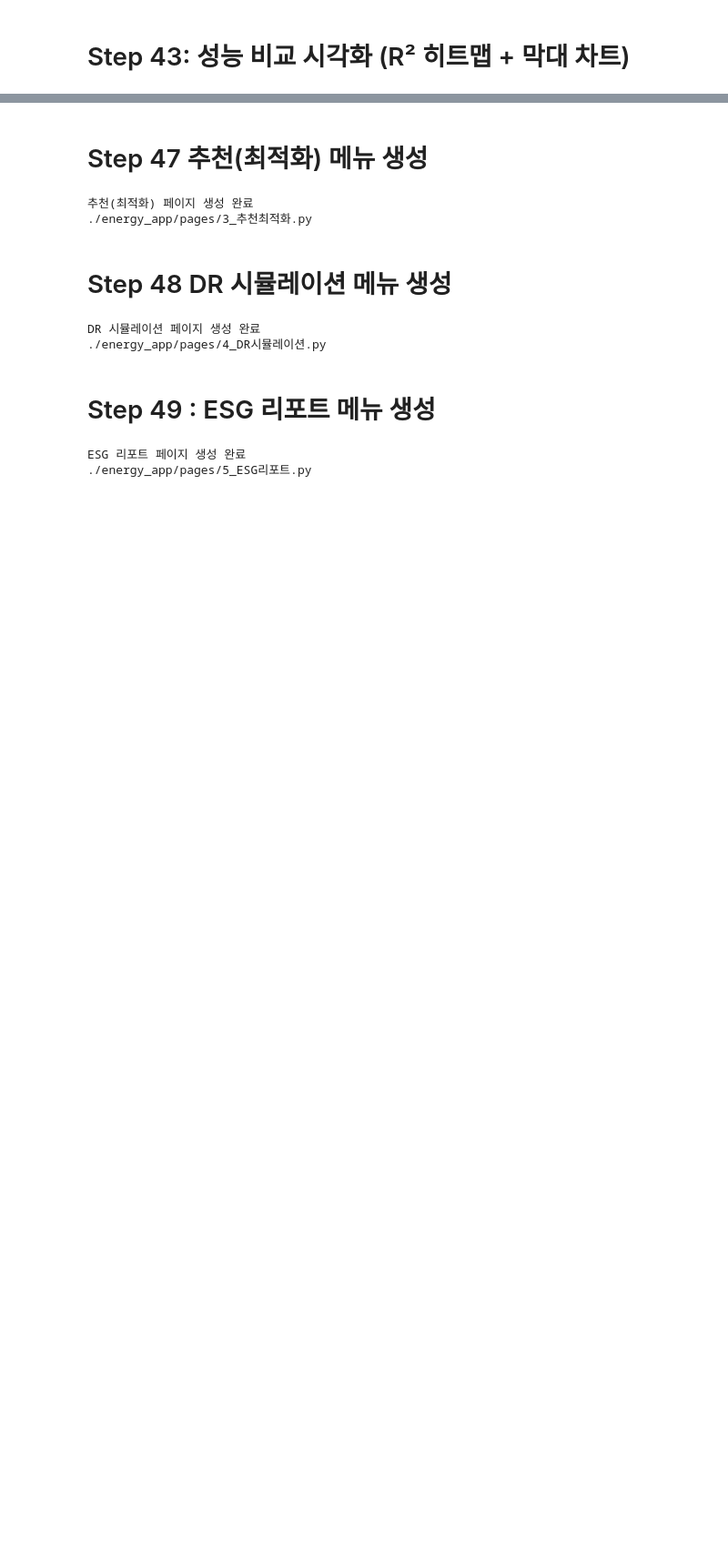
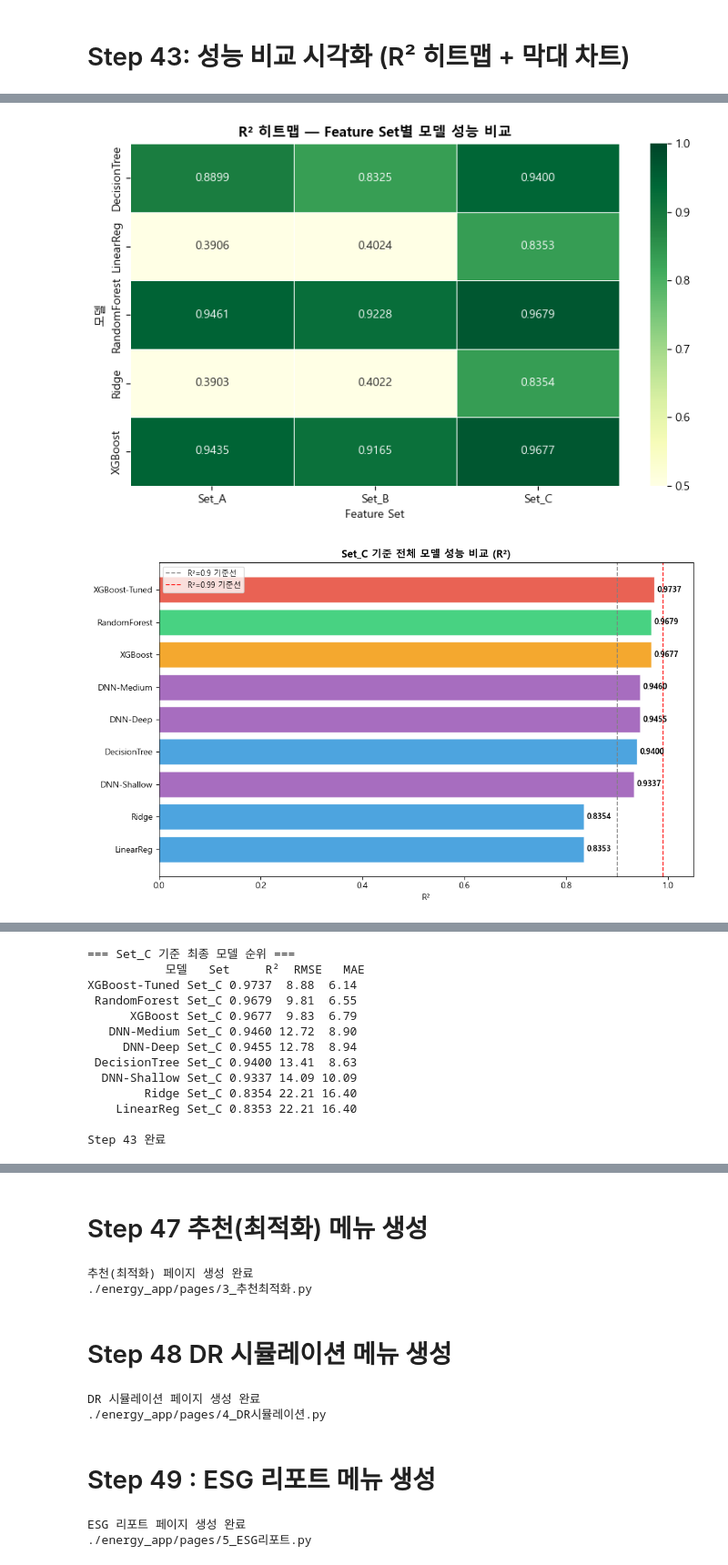
Before and after one commit to blackhole-24/hipython, a Jupyter notebook: ml/12_에너지사용량_예측.ipynb, the cells around one changed output, grey strips where cells are left out. Shown at 91% size. Cells and saved outputs as stored; diff of their text form; code cells hidden in the pictures; blank space fills up the shorter version.

```diff
--- a/ml/12_에너지사용량_예측.ipynb
+++ b/ml/12_에너지사용량_예측.ipynb
@@ -2653,29 +2681,22 @@ Step 42 완료
 # %%
 # ================================================
 # Step 43: 성능 비교 시각화
-# R² 히트맵 + Set_D 기준 막대 차트 + RMSE 비교
+# R² 히트맵 + Set_C 기준 막대 차트 + RMSE 비교
 # ================================================
 import seaborn as sns
-
 matplotlib.rcParams['font.family'] = 'Malgun Gothic'
 matplotlib.rcParams['axes.unicode_minus'] = False
 
 df_res = pd.DataFrame(results)
 
 # ── Feature Set 정의 출력 ─────────────────────────
-print("=" * 65)
-print("  Feature Set A / B / C / D 정의")
-print("=" * 65)
-sets_info = {
-    'Set_A': '깜깜이 (생산량X, furnace_on O)',
-    'Set_B': 'Set_A + 생산량 가동여부',
-    'Set_C': 'Set_B + 날씨',
-    'Set_D': 'Set_C + 전기요금 전체 (최종)',
-}
-for name, desc in sets_info.items():
-    cols = FEATURE_SETS[name]
-    print(f"  {name} ({len(cols)}개) : {desc}")
-print("=" * 65)
+print("=" * 60)
+print("  Feature Set A / B / C 정의")
+print("=" * 60)
+print(f"  Set_A ({len(FEATURE_SETS['Set_A'])}개): 날짜·시간·달력")
+print(f"  Set_B ({len(FEATURE_SETS['Set_B'])}개): Set_A + 날씨 4종")
+print(f"  Set_C ({len(FEATURE_SETS['Set_C'])}개): Set_B + 생산·GMM·furnace_on·전기요금")
+print("=" * 60)
 
 # ── R² 히트맵 ─────────────────────────────────────
 common_models = ['LinearReg','Ridge','DecisionTree',
@@ -2683,11 +2704,11 @@ common_models = ['LinearReg','Ridge','DecisionTree',
 df_heatmap = df_res[df_res['모델'].isin(common_models)]
 pivot = df_heatmap.pivot_table(
     index='모델', columns='Set', values='R²').round(4)
-col_order = [c for c in ['Set_A','Set_B','Set_C','Set_D']
+col_order = [c for c in ['Set_A','Set_B','Set_C']
              if c in pivot.columns]
 pivot = pivot[col_order]
 
-fig, ax = plt.subplots(figsize=(10, 5))
+fig, ax = plt.subplots(figsize=(8, 5))
 sns.heatmap(pivot, annot=True, fmt='.4f', cmap='YlGn',
             linewidths=0.5, vmin=0.5, vmax=1.0, ax=ax,
             annot_kws={'size': 10})
@@ -2698,23 +2719,23 @@ ax.set_ylabel('모델')
 plt.tight_layout()
 plt.show()
 
-# ── Set_D 기준 R² 막대 차트 ──────────────────────
-df_setD = df_res[df_res['Set'] == 'Set_D'].copy()
-df_setD = df_setD.sort_values('R²', ascending=True)
+# ── Set_C 기준 R² 막대 차트 ──────────────────────
+df_setC = df_res[df_res['Set'] == 'Set_C'].copy()
+df_setC = df_setC.sort_values('R²', ascending=True)
 
 colors = []
-for m in df_setD['모델']:
-    if 'Tuned'  in m: colors.append('#E74C3C')
+for m in df_setC['모델']:
+    if 'Tuned'   in m: colors.append('#E74C3C')
     elif 'XGBoost' in m: colors.append('#F39C12')
-    elif 'DNN'  in m: colors.append('#9B59B6')
+    elif 'DNN'   in m: colors.append('#9B59B6')
     elif 'Forest' in m: colors.append('#2ECC71')
     else: colors.append('#3498DB')
 
 fig2, ax2 = plt.subplots(figsize=(10, 6))
-bars = ax2.barh(df_setD['모델'], df_setD['R²'],
+bars = ax2.barh(df_setC['모델'], df_setC['R²'],
                 color=colors, edgecolor='white', alpha=0.88)
 ax2.set_xlabel('R²')
-ax2.set_title('Set_D 기준 전체 모델 성능 비교 (R²)',
+ax2.set_title('Set_C 기준 전체 모델 성능 비교 (R²)',
               fontsize=12, fontweight='bold')
 ax2.axvline(0.9,  color='gray', linestyle='--',
             linewidth=1.2, label='R²=0.9 기준선')
@@ -2722,27 +2743,30 @@ ax2.axvline(0.99, color='red',  linestyle='--',
             linewidth=1.2, label='R²=0.99 기준선')
 ax2.legend(fontsize=9)
 ax2.set_xlim(0, 1.05)
-for bar, val in zip(bars, df_setD['R²']):
+for bar, val in zip(bars, df_setC['R²']):
     ax2.text(val + 0.005, bar.get_y() + bar.get_height()/2,
-             f'{val:.4f}', va='center', fontsize=9, fontweight='bold')
+             f'{val:.4f}', va='center', fontsize=9,
+             fontweight='bold')
 plt.tight_layout()
 plt.show()
 
-# ── Set_D 기준 RMSE 비교 ──────────────────────────
-df_setD_rmse = df_setD.sort_values('RMSE', ascending=False)
+# ── Set_C 기준 RMSE 비교 ─────────────────────────
+df_setC_rmse = df_setC.sort_values('RMSE', ascending=False)
 fig3, ax3 = plt.subplots(figsize=(10, 5))
-ax3.barh(df_setD_rmse['모델'], df_setD_rmse['RMSE'],
+ax3.barh(df_setC_rmse['모델'], df_setC_rmse['RMSE'],
          color='#5DADE2', edgecolor='white', alpha=0.85)
 ax3.set_xlabel('RMSE (kW)')
-ax3.set_title('Set_D 기준 RMSE 비교 (낮을수록 좋음)',
+ax3.set_title('Set_C 기준 RMSE 비교 (낮을수록 좋음)',
               fontsize=12, fontweight='bold')
-for i, (_, row) in enumerate(df_setD_rmse.iterrows()):
+for i, (_, row) in enumerate(df_setC_rmse.iterrows()):
     ax3.text(row['RMSE'] + 0.1, i,
              f"{row['RMSE']:.2f} kW", va='center', fontsize=9)
 plt.tight_layout()
 plt.show()
 
-print("\n=== Set_D 기준 최종 모델 순위 ===")
-print(df_setD.sort_values('R²', ascending=False).to_string(index=False))
+# ── 최종 순위 출력 ────────────────────────────────
+print("\n=== Set_C 기준 최종 모델 순위 ===")
+print(df_setC.sort_values('R²', ascending=False).to_string(index=False))
+
 print("\nStep 43 완료")
 # %% [output]
@@ -2765,0 +2780,2 @@ Step 42 완료
+[figure, added]
+[figure, added]
@@ -2766 +2783,14 @@ Step 42 완료
+=== Set_C 기준 최종 모델 순위 ===
+           모델   Set     R²  RMSE   MAE
+XGBoost-Tuned Set_C 0.9737  8.88  6.14
+ RandomForest Set_C 0.9679  9.81  6.55
+      XGBoost Set_C 0.9677  9.83  6.79
+   DNN-Medium Set_C 0.9460 12.72  8.90
+     DNN-Deep Set_C 0.9455 12.78  8.94
+ DecisionTree Set_C 0.9400 13.41  8.63
+  DNN-Shallow Set_C 0.9337 14.09 10.09
+        Ridge Set_C 0.8354 22.21 16.40
+    LinearReg Set_C 0.8353 22.21 16.40
+
+Step 43 완료
 # %% [markdown]
```
Also changed, not shown: parts of 20 cells of this notebook, 3 other files.
